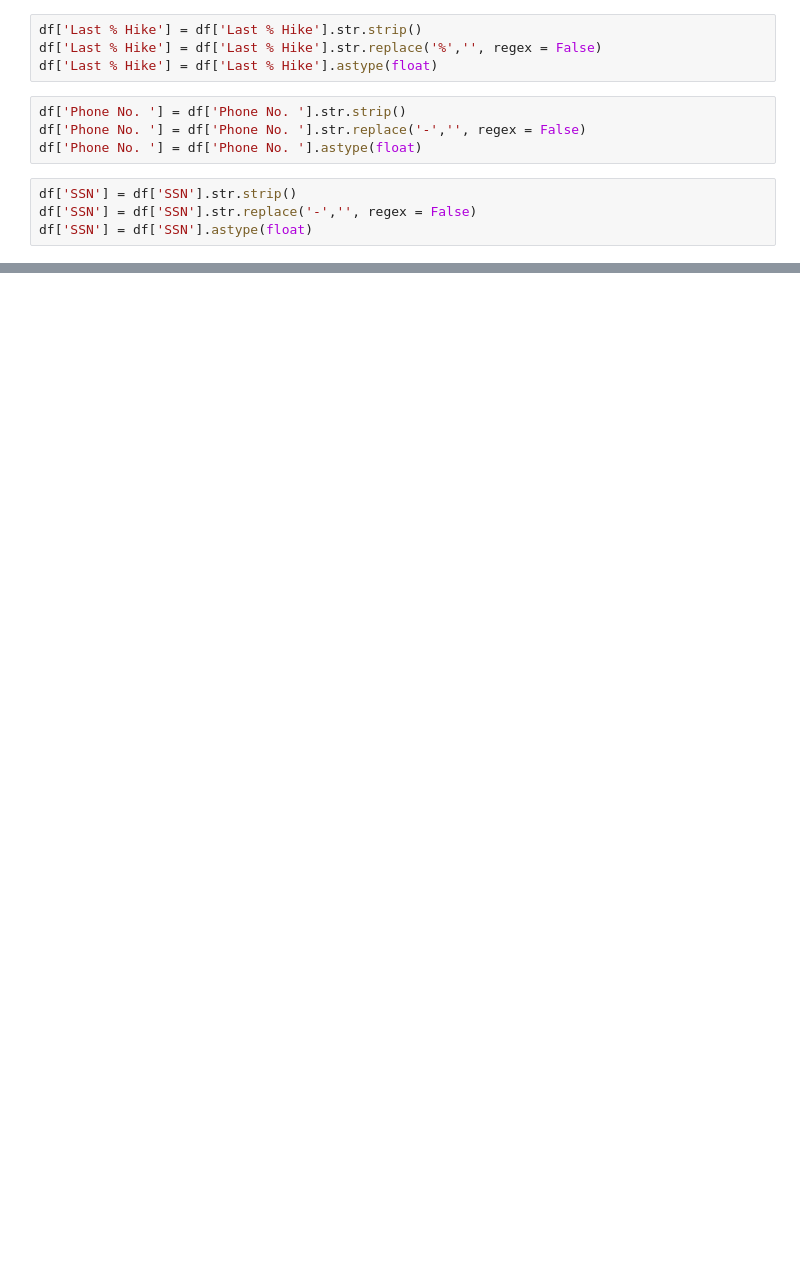
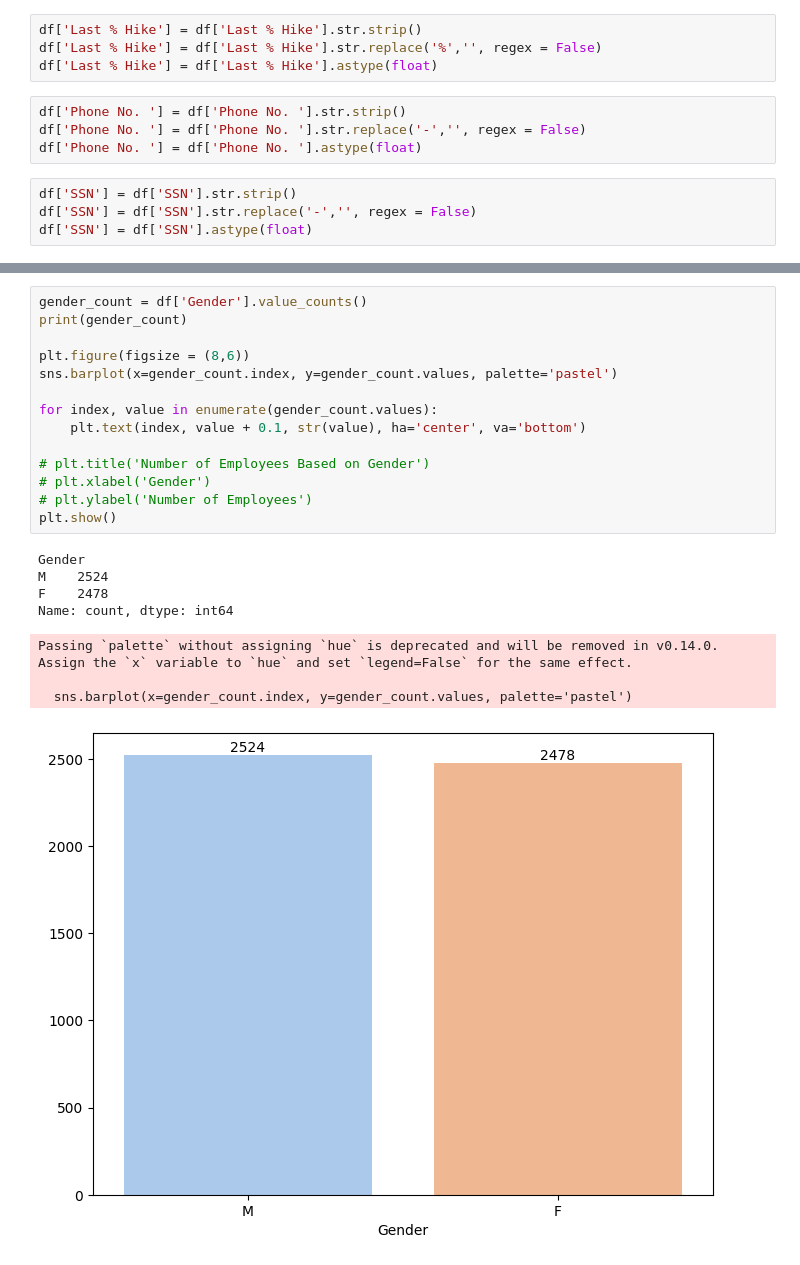
Before and after one commit to AungKyawWin20/PythonProgramming-AKW-, a Jupyter notebook: AungKyawWin/HR.ipynb, the cells around one changed output, grey strips where cells are left out. Cells and saved outputs as stored; diff of their text form; blank space fills up the shorter version.

```diff
--- a/AungKyawWin/HR.ipynb
+++ b/AungKyawWin/HR.ipynb
@@ -87,0 +75,23 @@ max    199968.000000    30.000000  7.720282e+08  9.079421e+09  99919.000000
+# %%
+gender_count = df['Gender'].value_counts()
+print(gender_count)
+
+plt.figure(figsize = (8,6))
+sns.barplot(x=gender_count.index, y=gender_count.values, palette='pastel')
+
+for index, value in enumerate(gender_count.values):
+    plt.text(index, value + 0.1, str(value), ha='center', va='bottom')
+
+# plt.title('Number of Employees Based on Gender')
+# plt.xlabel('Gender')
+# plt.ylabel('Number of Employees')
+plt.show()
+# %% [output]
+Gender
+M    2524
+F    2478
+Name: count, dtype: int64
+Passing `palette` without assigning `hue` is deprecated and will be removed in v0.14.0. Assign the `x` variable to `hue` and set `legend=False` for the same effect.
+
+  sns.barplot(x=gender_count.index, y=gender_count.values, palette='pastel')
+[figure, added]
```
Also changed, not shown: parts of 18 cells of this notebook.
